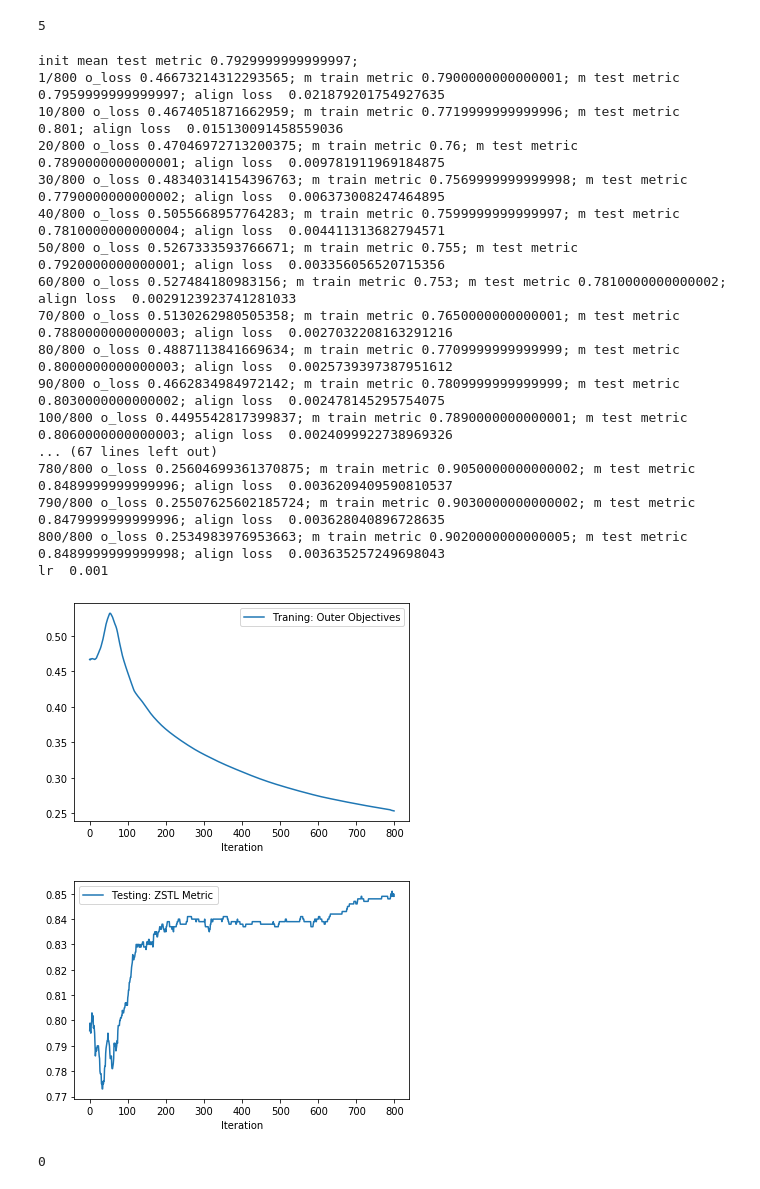
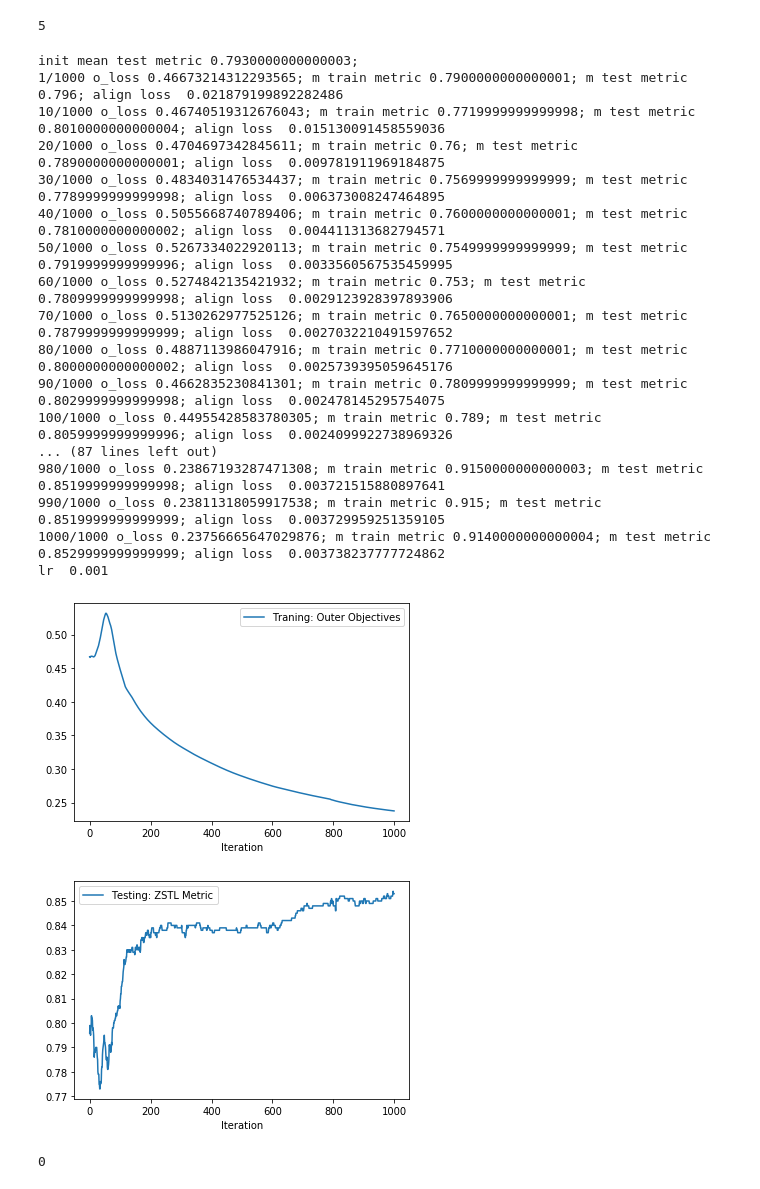
Before and after one commit to Kaho-Lee/ZSTL_Master_Thesis, a Jupyter notebook: ZSTL_SynExp_linearClass.ipynb, the cells around one changed output. Drawn from its saved outputs; the diff is of its cells as text; code cells hidden in the pictures.

```diff
--- a/ZSTL_SynExp_linearClass.ipynb
+++ b/ZSTL_SynExp_linearClass.ipynb
@@ -160,27 +160,27 @@ ZSTL_model = ZSTL(support_w, support_a, support_x, net, param_dict)
 # %% [output]
 5
 # %%
-ZSTL_model.train(train_loader, test_loader, max_iter=800)
+ZSTL_model.train(train_loader, test_loader, max_iter=1000)
 # %% [output]
-init mean test metric 0.7929999999999997;
-1/800 o_loss 0.46673214312293565; m train metric 0.7900000000000001; m test metric 0.7959999999999997; align loss  0.021879201754927635
-10/800 o_loss 0.4674051871662959; m train metric 0.7719999999999996; m test metric 0.801; align loss  0.015130091458559036
-20/800 o_loss 0.47046972713200375; m train metric 0.76; m test metric 0.7890000000000001; align loss  0.009781911969184875
-30/800 o_loss 0.48340314154396763; m train metric 0.7569999999999998; m test metric 0.7790000000000002; align loss  0.006373008247464895
-40/800 o_loss 0.5055668957764283; m train metric 0.7599999999999997; m test metric 0.7810000000000004; align loss  0.004411313682794571
-50/800 o_loss 0.5267333593766671; m train metric 0.755; m test metric 0.7920000000000001; align loss  0.003356056520715356
-60/800 o_loss 0.527484180983156; m train metric 0.753; m test metric 0.7810000000000002; align loss  0.0029123923741281033
-70/800 o_loss 0.5130262980505358; m train metric 0.7650000000000001; m test metric 0.7880000000000003; align loss  0.0027032208163291216
-80/800 o_loss 0.4887113841669634; m train metric 0.7709999999999999; m test metric 0.8000000000000003; align loss  0.0025739397387951612
-90/800 o_loss 0.4662834984972142; m train metric 0.7809999999999999; m test metric 0.8030000000000002; align loss  0.002478145295754075
-100/800 o_loss 0.4495542817399837; m train metric 0.7890000000000001; m test metric 0.8060000000000003; align loss  0.0024099922738969326
-... (67 lines left out)
-780/800 o_loss 0.25604699361370875; m train metric 0.9050000000000002; m test metric 0.8489999999999996; align loss  0.0036209409590810537
-790/800 o_loss 0.25507625602185724; m train metric 0.9030000000000002; m test metric 0.8479999999999996; align loss  0.003628040896728635
-800/800 o_loss 0.2534983976953663; m train metric 0.9020000000000005; m test metric 0.8489999999999998; align loss  0.003635257249698043
+init mean test metric 0.7930000000000003;
+1/1000 o_loss 0.46673214312293565; m train metric 0.7900000000000001; m test metric 0.796; align loss  0.021879199892282486
+10/1000 o_loss 0.46740519312676043; m train metric 0.7719999999999998; m test metric 0.8010000000000004; align loss  0.015130091458559036
+20/1000 o_loss 0.4704697342845611; m train metric 0.76; m test metric 0.7890000000000001; align loss  0.009781911969184875
+30/1000 o_loss 0.4834031476534437; m train metric 0.7569999999999999; m test metric 0.7789999999999998; align loss  0.006373008247464895
+40/1000 o_loss 0.5055668740789406; m train metric 0.7600000000000001; m test metric 0.7810000000000002; align loss  0.004411313682794571
+50/1000 o_loss 0.5267334022920113; m train metric 0.7549999999999999; m test metric 0.7919999999999996; align loss  0.0033560567535459995
+60/1000 o_loss 0.5274842135421932; m train metric 0.753; m test metric 0.7809999999999998; align loss  0.0029123928397893906
+70/1000 o_loss 0.5130262977525126; m train metric 0.7650000000000001; m test metric 0.7879999999999999; align loss  0.0027032210491597652
+80/1000 o_loss 0.4887113986047916; m train metric 0.7710000000000001; m test metric 0.8000000000000002; align loss  0.0025739395059645176
+90/1000 o_loss 0.4662835230841301; m train metric 0.7809999999999999; m test metric 0.8029999999999998; align loss  0.002478145295754075
+100/1000 o_loss 0.44955428583780305; m train metric 0.789; m test metric 0.8059999999999996; align loss  0.0024099922738969326
+... (87 lines left out)
+980/1000 o_loss 0.23867193287471308; m train metric 0.9150000000000003; m test metric 0.8519999999999998; align loss  0.003721515880897641
+990/1000 o_loss 0.23811318059917538; m train metric 0.915; m test metric 0.8519999999999999; align loss  0.003729959251359105
+1000/1000 o_loss 0.23756665647029876; m train metric 0.9140000000000004; m test metric 0.8529999999999999; align loss  0.003738237777724862
 lr  0.001
-[figure, old version]
+[figure, new version]
-[figure, old version]
+[figure, new version]
 0
 # %%
 print(ZSTL_model.hp[1].shape, ZSTL_model.hp[1])
```
Also changed, not shown: parts of 1 cell of this notebook, 3 other files.
